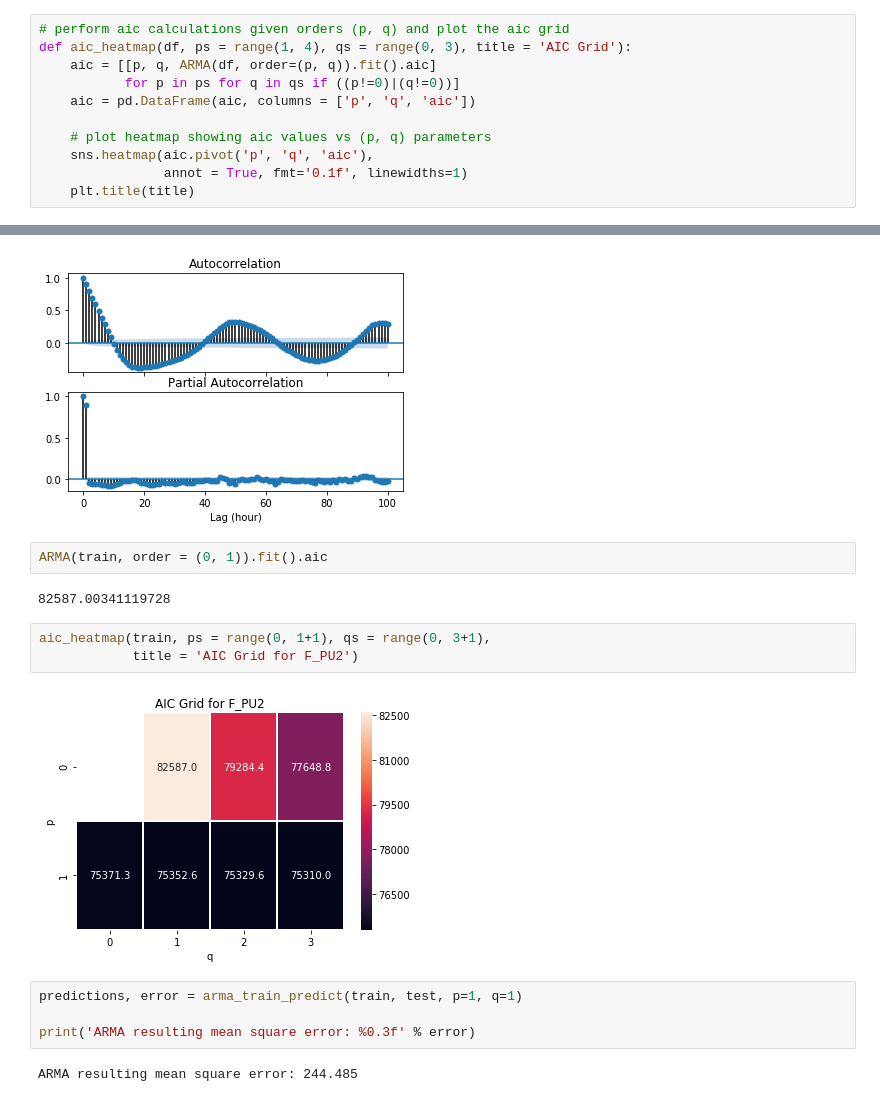
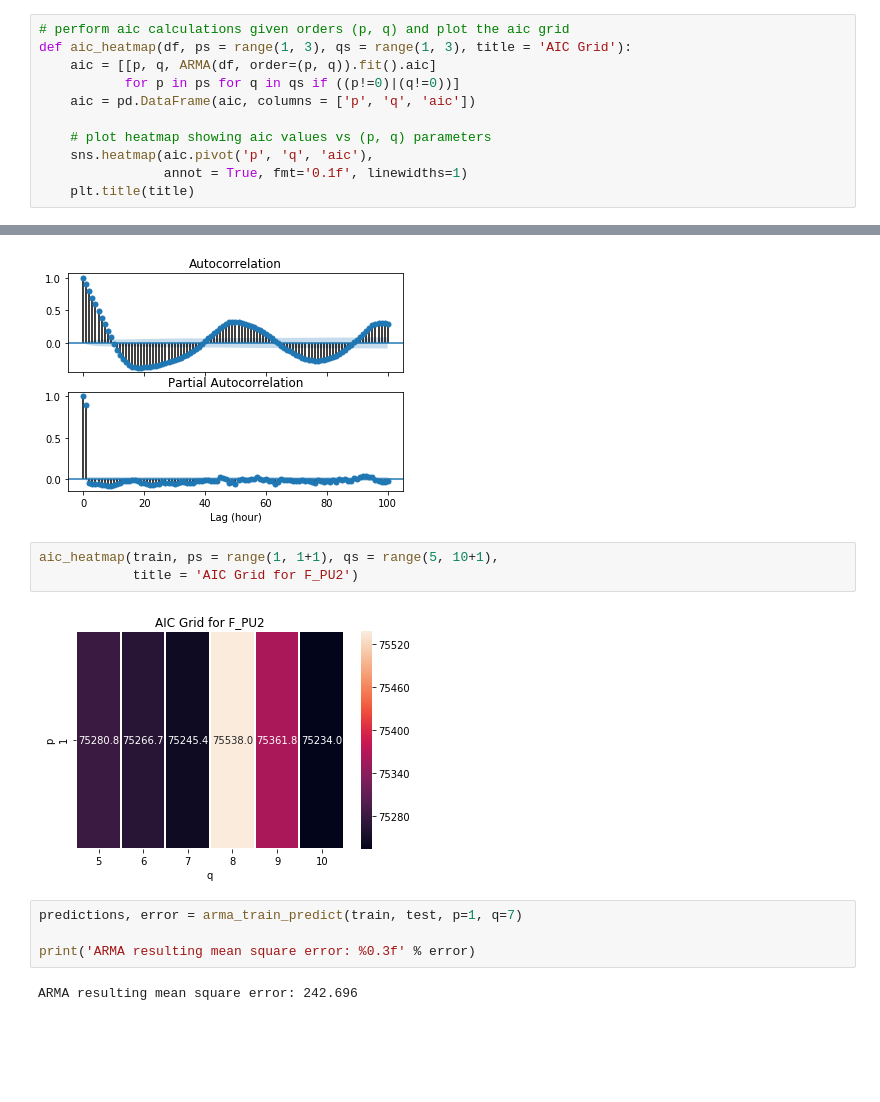
Before and after one commit to chengh42/Cyber-Data-Analytics, a Jupyter notebook: batadal/Task2_ARMA.ipynb, the cells around one changed output, grey strips where cells are left out. Saved outputs shown, nothing was run; the diff lists cells and outputs as text; blank space fills up the shorter version.

Commit message:
fix arma model

```diff
--- a/batadal/Task2_ARMA.ipynb
+++ b/batadal/Task2_ARMA.ipynb
@@ -78,7 +88,7 @@ It is still difficult to identify the order of the ARMA model. We then make a gr
 We can check the order by calculating the Akaike Information Critera (AIC) values for the ARMA models. The AIC is a statistical measure which basically quantifies the 1) the goodness of fit and 2) the simplicity/parsimony of the model into a single statistic ([CoolStatsBlog, 2013](https://coolstatsblog.com/2013/08/14/using-aic-to-test-arima-models-2/)). The one with the lower AIC is generally “better”, but we're also interested in the “convergence” of the AIC values, i.e., the “good enough” result with the least computation resources.
 # %%
 # perform aic calculations given orders (p, q) and plot the aic grid
-def aic_heatmap(df, ps = range(1, 4), qs = range(0, 3), title = 'AIC Grid'):
+def aic_heatmap(df, ps = range(1, 3), qs = range(1, 3), title = 'AIC Grid'):
     aic = [[p, q, ARMA(df, order=(p, q)).fit().aic]
            for p in ps for q in qs if ((p!=0)|(q!=0))]
     aic = pd.DataFrame(aic, columns = ['p', 'q', 'aic'])
@@ -215,21 +228,17 @@ train, test = split_train_test(dftrain1.F_PU2, n = 24*3)
 acf_plots(train, lag = 100)
 # %% [output]
 [figure]
-# %%
-ARMA(train, order = (0, 1)).fit().aic
-# %% [output]
-82587.00341119728
 # %%
-aic_heatmap(train, ps = range(0, 1+1), qs = range(0, 3+1),
+aic_heatmap(train, ps = range(1, 1+1), qs = range(5, 10+1),
             title = 'AIC Grid for F_PU2')
 # %% [output]
-[figure, old version]
+[figure, new version]
 # %%
-predictions, error = arma_train_predict(train, test, p=1, q=1)
+predictions, error = arma_train_predict(train, test, p=1, q=7)
 
 print('ARMA resulting mean square error: %0.3f' % error)
 # %% [output]
-ARMA resulting mean square error: 244.485
+ARMA resulting mean square error: 242.696
 # %%
 real_vs_predict(test, predictions,
                 title = 'Flowrate at pump PU2, F_PU2',
```
Also changed, not shown: parts of 20 cells of this notebook.
